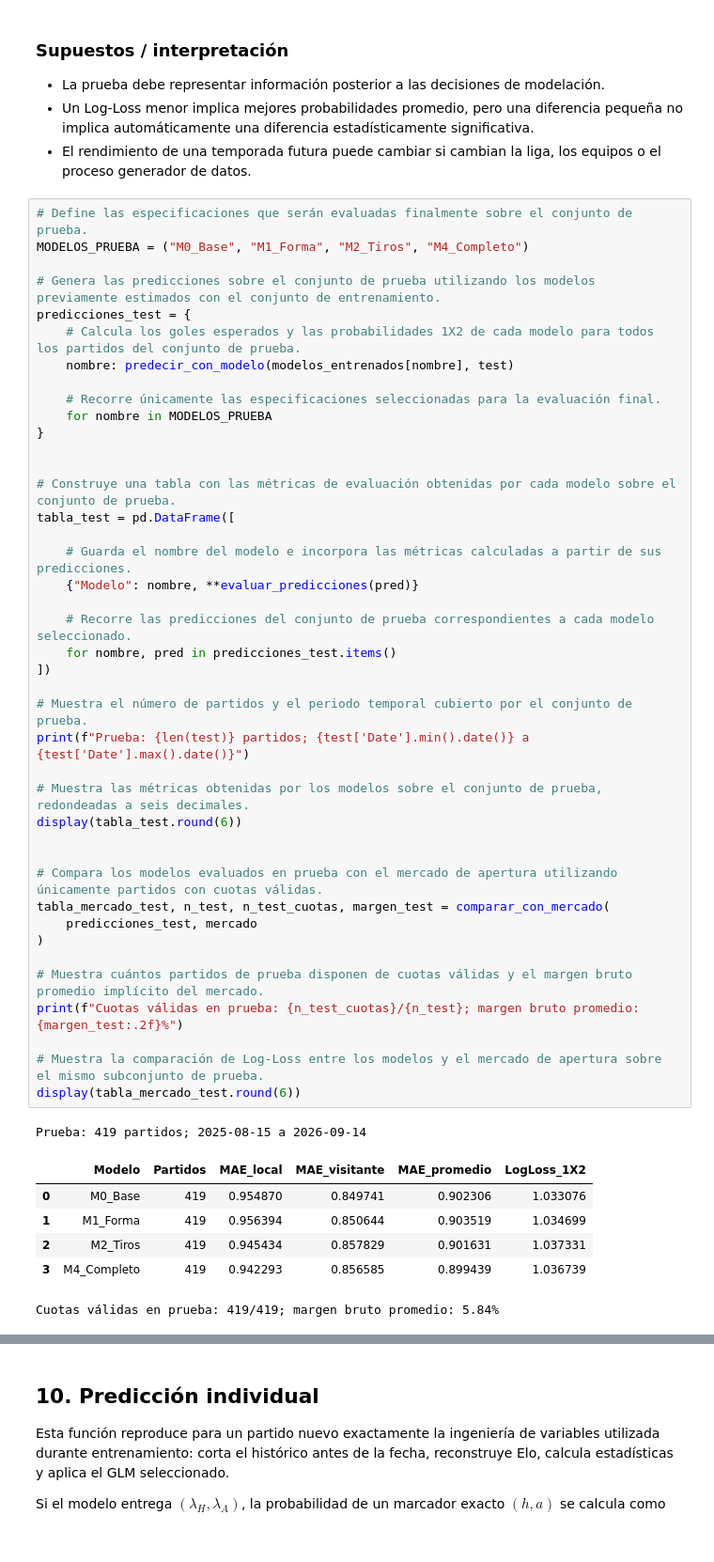
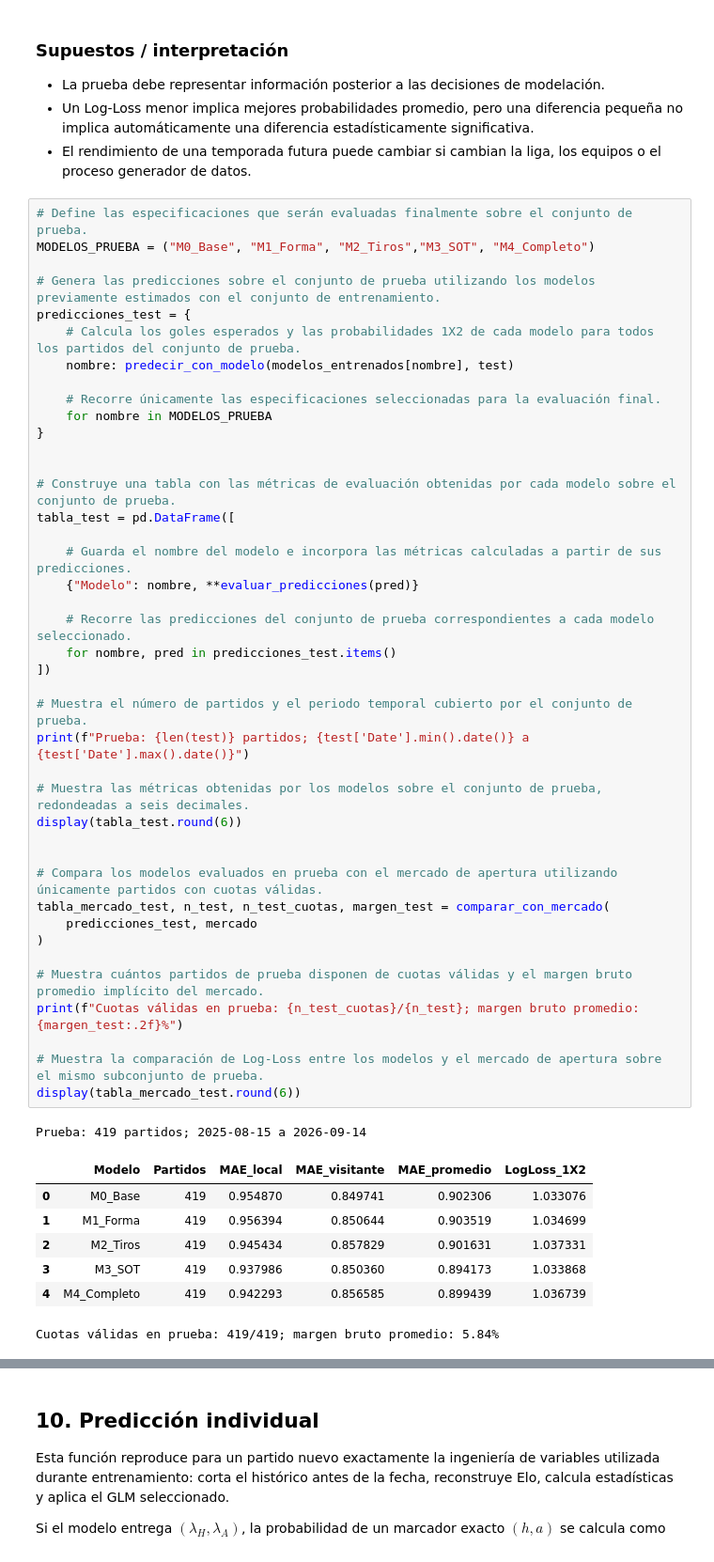
Before and after one commit to pitirringo/futbol-apuestas, a Jupyter notebook: Codigo/proyecto_mod_8/Analisis.ipynb, the cells around one changed output, grey strips where cells are left out. Shown at 94% size. Cells and saved outputs as stored; diff of their text form.

```diff
--- a/Codigo/proyecto_mod_8/Analisis.ipynb
+++ b/Codigo/proyecto_mod_8/Analisis.ipynb
@@ -1451,7 +1451,7 @@ Después se repite la comparación contra probabilidades implícitas del mercado
 - El rendimiento de una temporada futura puede cambiar si cambian la liga, los equipos o el proceso generador de datos.
 # %%
 # Define las especificaciones que serán evaluadas finalmente sobre el conjunto de prueba.
-MODELOS_PRUEBA = ("M0_Base", "M1_Forma", "M2_Tiros", "M4_Completo")
+MODELOS_PRUEBA = ("M0_Base", "M1_Forma", "M2_Tiros","M3_SOT", "M4_Completo")
 
 # Genera las predicciones sobre el conjunto de prueba utilizando los modelos previamente estimados con el conjunto de entrenamiento.
 predicciones_test = {
@@ -1469,34 +1469,35 @@ tabla_test = pd.DataFrame([
     # Guarda el nombre del modelo e incorpora las métricas calculadas a partir de sus predicciones.
     {"Modelo": nombre, **evaluar_predicciones(pred)}
 
     # Recorre las predicciones del conjunto de prueba correspondientes a cada modelo seleccionado.
     for nombre, pred in predicciones_test.items()
 ])
 
 # Muestra el número de partidos y el periodo temporal cubierto por el conjunto de prueba.
 print(f"Prueba: {len(test)} partidos; {test['Date'].min().date()} a {test['Date'].max().date()}")
 
 # Muestra las métricas obtenidas por los modelos sobre el conjunto de prueba, redondeadas a seis decimales.
 display(tabla_test.round(6))
 
 
 # Compara los modelos evaluados en prueba con el mercado de apertura utilizando únicamente partidos con cuotas válidas.
 tabla_mercado_test, n_test, n_test_cuotas, margen_test = comparar_con_mercado(
     predicciones_test, mercado
 )
 
 # Muestra cuántos partidos de prueba disponen de cuotas válidas y el margen bruto promedio implícito del mercado.
 print(f"Cuotas válidas en prueba: {n_test_cuotas}/{n_test}; margen bruto promedio: {margen_test:.2f}%")
 
 # Muestra la comparación de Log-Loss entre los modelos y el mercado de apertura sobre el mismo subconjunto de prueba.
 display(tabla_mercado_test.round(6))
 # %% [output]
 Prueba: 419 partidos; 2025-08-15 a 2026-09-14
 |  | Modelo | Partidos | MAE_local | MAE_visitante | MAE_promedio | LogLoss_1X2 |
 | 0 | M0_Base | 419 | 0.954870 | 0.849741 | 0.902306 | 1.033076 |
 | 1 | M1_Forma | 419 | 0.956394 | 0.850644 | 0.903519 | 1.034699 |
 | 2 | M2_Tiros | 419 | 0.945434 | 0.857829 | 0.901631 | 1.037331 |
-| 3 | M4_Completo | 419 | 0.942293 | 0.856585 | 0.899439 | 1.036739 |
+| 3 | M3_SOT | 419 | 0.937986 | 0.850360 | 0.894173 | 1.033868 |
+| 4 | M4_Completo | 419 | 0.942293 | 0.856585 | 0.899439 | 1.036739 |
 Cuotas válidas en prueba: 419/419; margen bruto promedio: 5.84%
 |  | Modelo | Partidos | LogLoss_1X2 |
 | 0 | Mercado_apertura | 419 | 1.020000 |
```
Also changed, not shown: parts of 1 cell of this notebook.
